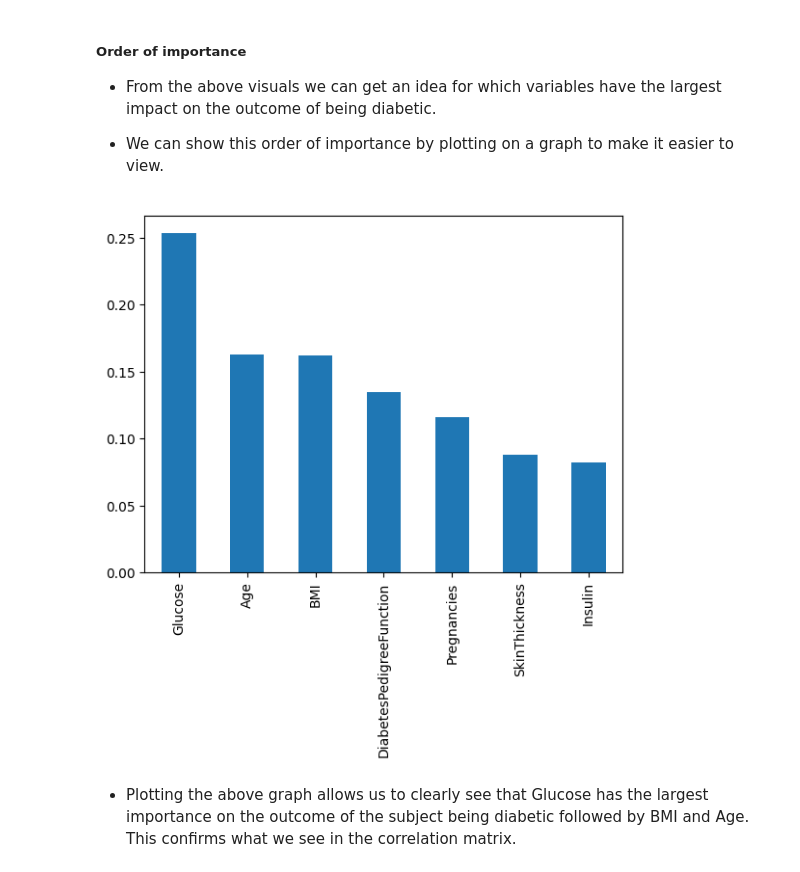
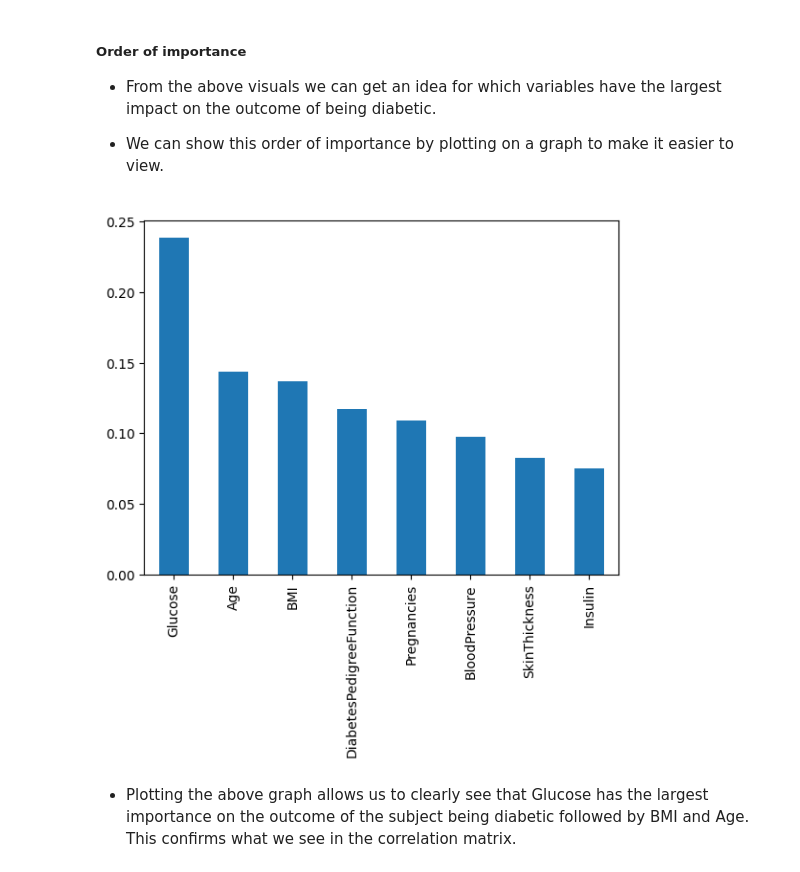
Before and after one commit to Code-Institute-Submissions/hardingrichard-pp5-diabetes-prediction_JanResub, a Jupyter notebook: jupyter_notebooks/02-CorrelationStudy.ipynb, the cells around one changed output. Drawn from its saved outputs; the diff is of its cells as text; code cells hidden in the pictures.

Commit message:
Add missing variable of BloodPressure for ExtraTreesClassifier

```diff
--- a/jupyter_notebooks/02-CorrelationStudy.ipynb
+++ b/jupyter_notebooks/02-CorrelationStudy.ipynb
@@ -297,18 +297,18 @@ sns.heatmap(corr_matrix,
 # %%
 from sklearn.ensemble import ExtraTreesClassifier
 
 x=df[['Glucose', 'BMI', 'Age', 'Pregnancies', 'SkinThickness',
-       'Insulin', 'DiabetesPedigreeFunction']]
+       'Insulin', 'DiabetesPedigreeFunction', 'BloodPressure',]]
 y=df.iloc[:,8]
 
 model = ExtraTreesClassifier()
 model.fit(x,y)
 
 feat_importances = pd.Series(model.feature_importances_, index=x.columns)
 feat_importances.nlargest(20).plot(kind='bar')
 plt.show()
 # %% [output]
-[figure, old version]
+[figure, new version]
 # %% [markdown]
 * Plotting the above graph allows us to clearly see that Glucose has the largest importance on the outcome of the subject being diabetic followed by BMI and Age. This confirms what we see in the correlation matrix.
 # %% [markdown]
```
Also changed, not shown: parts of 1 cell of this notebook.
